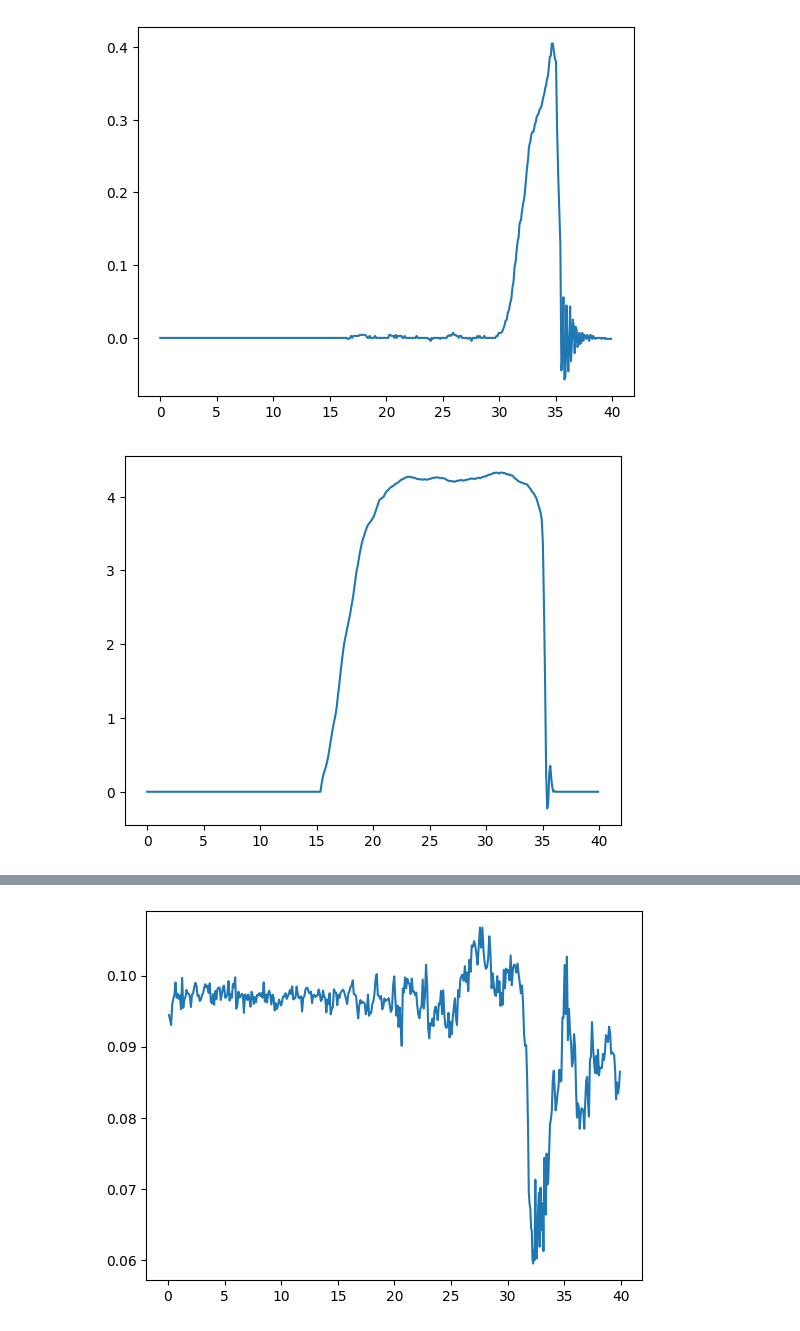
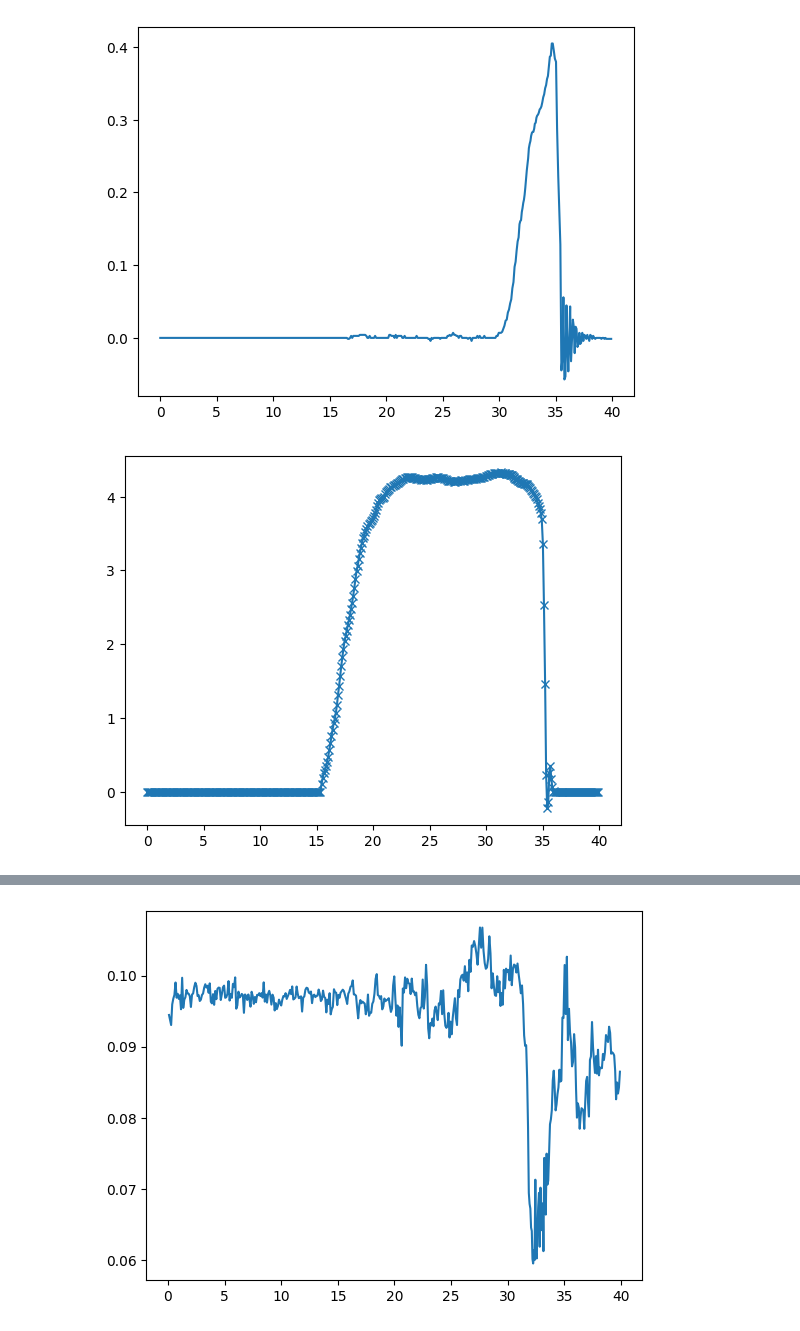
Before and after one commit to Keshish/ATFP, a Jupyter notebook: process_data.ipynb, the cells around one changed output, grey strips where cells are left out. Drawn from its saved outputs; the diff is of its cells as text; code cells hidden in the pictures.

```diff
--- a/process_data.ipynb
+++ b/process_data.ipynb
@@ -119,8 +119,8 @@ plt.show()
 # %% [output]
 [figure]
 # %%
-plt.plot(DevelopmentData.Timestamp, DevelopmentData.VehicleSpeed)
+plt.plot(DevelopmentData.Timestamp, DevelopmentData.VehicleSpeed, marker="x")
 
 plt.show()
 # %% [output]
-[figure, old version]
+[figure, new version]
```
Also changed, not shown: parts of 2 cells of this notebook.
